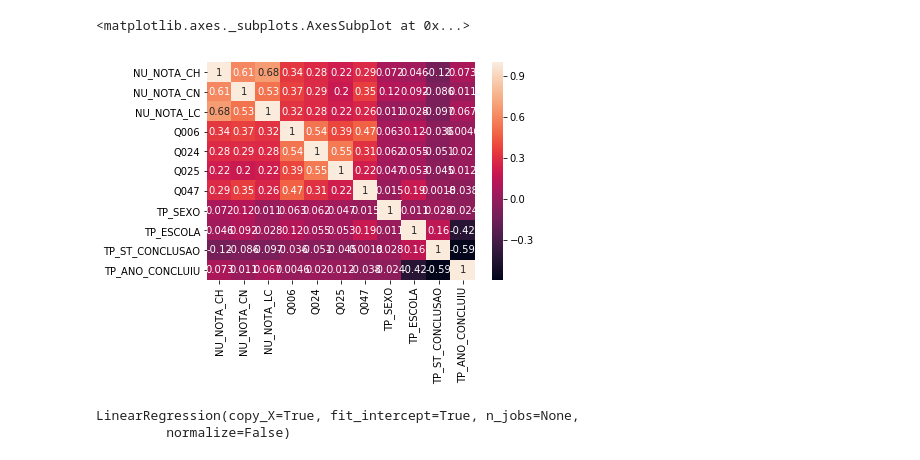
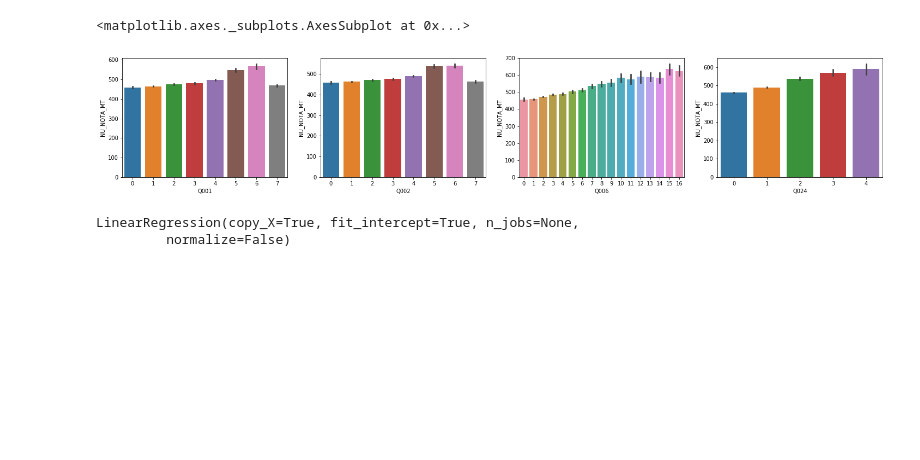
Before and after one commit to nilsoncunha/portfolio, a Jupyter notebook: ENEM/Untitled.ipynb, the cells around one changed output. Drawn from its saved outputs; the diff is of its cells as text; code cells hidden in the pictures; blank space fills up the shorter version.

```diff
--- a/ENEM/Untitled.ipynb
+++ b/ENEM/Untitled.ipynb
@@ -71,0 +214,9 @@ X1 = train.loc[:, ['NU_NOTA_CH','NU_NOTA_CN','NU_NOTA_LC','Q006','Q024','Q025','
+# %%
+fig, (axis1, axis2, axis3, axis4) = plt.subplots(1,4, figsize=(25,4))
+sns.barplot(x='Q001', y='NU_NOTA_MT', data=train, ax=axis1)
+sns.barplot(x='Q002', y='NU_NOTA_MT', data=train, ax=axis2)
+sns.barplot(x='Q006', y='NU_NOTA_MT', data=train, ax=axis3)
+sns.barplot(x='Q024', y='NU_NOTA_MT', data=train, ax=axis4)
+# %% [output]
+<matplotlib.axes._subplots.AxesSubplot at 0x...>
+[figure, added]
@@ -77,5 +227,0 @@ correlacao = train[['NU_NOTA_CH','NU_NOTA_CN','NU_NOTA_LC','Q006','Q024','Q025',
-# %%
-sns.heatmap(correlacao, annot=True)
-# %% [output]
-<matplotlib.axes._subplots.AxesSubplot at 0x...>
-[figure, removed]
```
Also changed, not shown: parts of 80 cells of this notebook, 4 other files.
